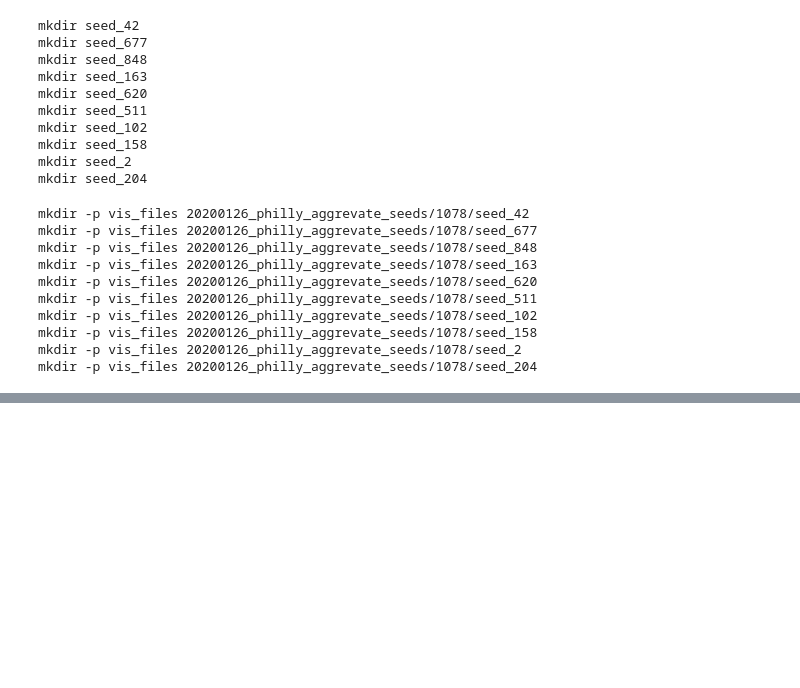
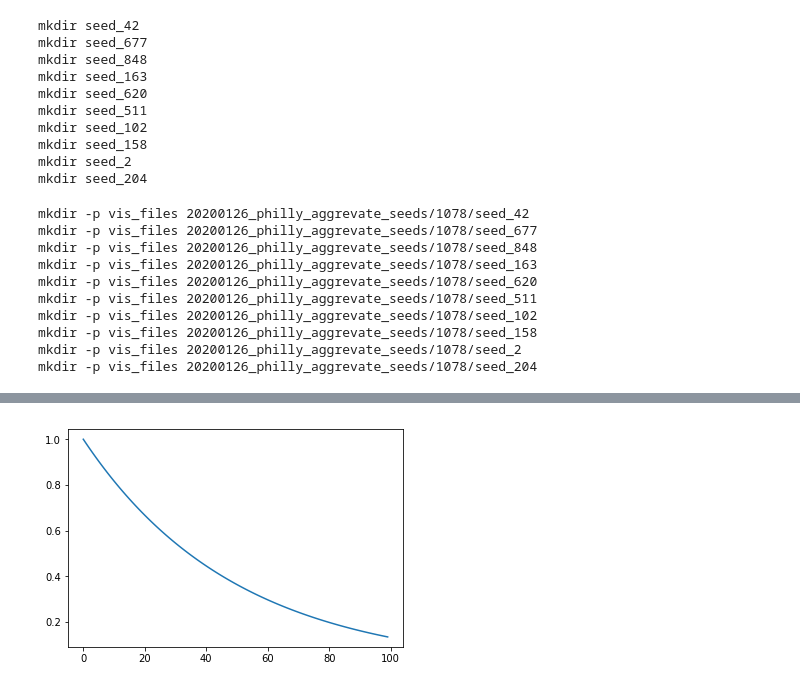
Before and after one commit to Chucooleg/vnla, a Jupyter notebook: code/tasks/VNLA/helper_scripts.ipynb, the cells around one changed output, grey strips where cells are left out. Saved outputs shown, nothing was run; the diff lists cells and outputs as text; code cells hidden in the pictures; blank space fills up the shorter version.

```diff
--- a/code/tasks/VNLA/helper_scripts.ipynb
+++ b/code/tasks/VNLA/helper_scripts.ipynb
@@ -71,3 +191,14 @@ mkdir -p vis_files 20200126_philly_aggrevate_seeds/1078/seed_102
 mkdir -p vis_files 20200126_philly_aggrevate_seeds/1078/seed_158
 mkdir -p vis_files 20200126_philly_aggrevate_seeds/1078/seed_2
 mkdir -p vis_files 20200126_philly_aggrevate_seeds/1078/seed_204
+# %%
+import numpy as np
+
+beta = 1.0
+betas = []
+
+for i in range(100):
+    beta *= 0.98
+    betas.append(beta)
+
+betas[-10:]
@@ -73,0 +216,9 @@ mkdir -p vis_files 20200126_philly_aggrevate_seeds/1078/seed_204
+# %%
+beta = 1.0
+betas = []
+
+for i in range(100):
+    beta *= 0.9
+    betas.append(beta)
+
+betas[-10:]
@@ -73,0 +238,17 @@ mkdir -p vis_files 20200126_philly_aggrevate_seeds/1078/seed_204
+# %%
+pts = np.array([0.98**i for i in range(100)])
+# %%
+import matplotlib
+import matplotlib.pyplot as plt
+import numpy as np
+
+# Data for plotting
+# t = np.arange(0.0, 2.0, 0.01)
+# s = 1 + np.sin(2 * np.pi * t)
+
+fig, ax = plt.subplots()
+ax.plot(pts)
+
+plt.show()
+# %% [output]
+[figure, added]
```
Also changed, not shown: parts of 12 cells of this notebook, 9 other files.
